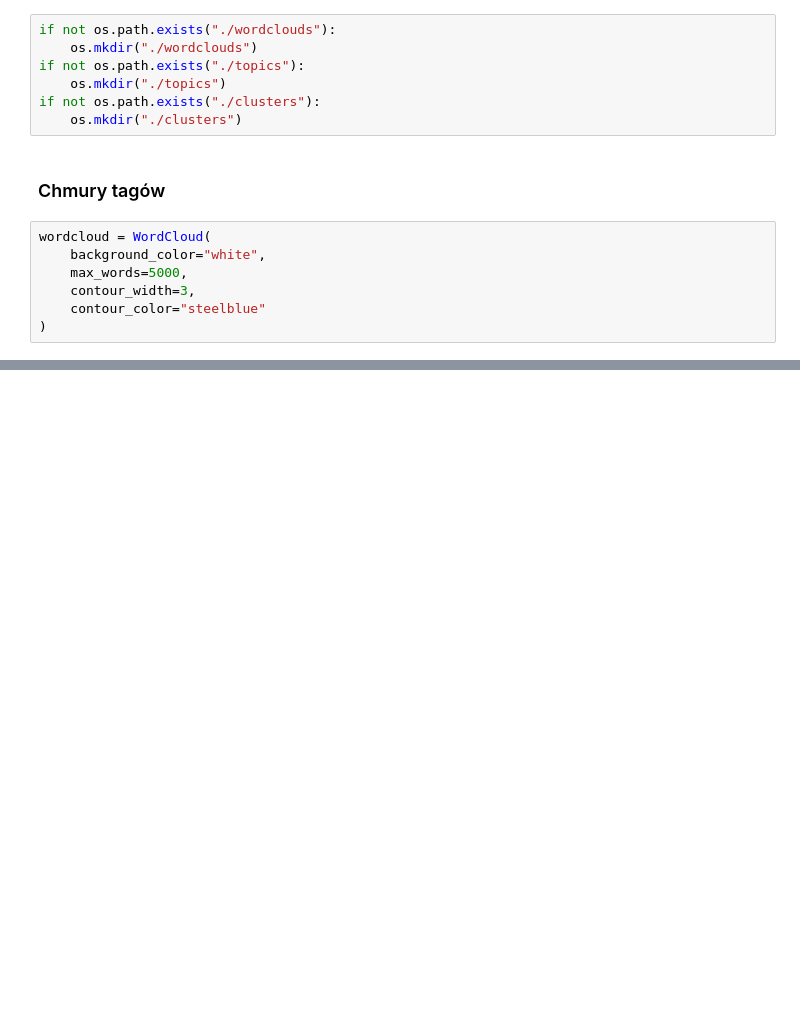
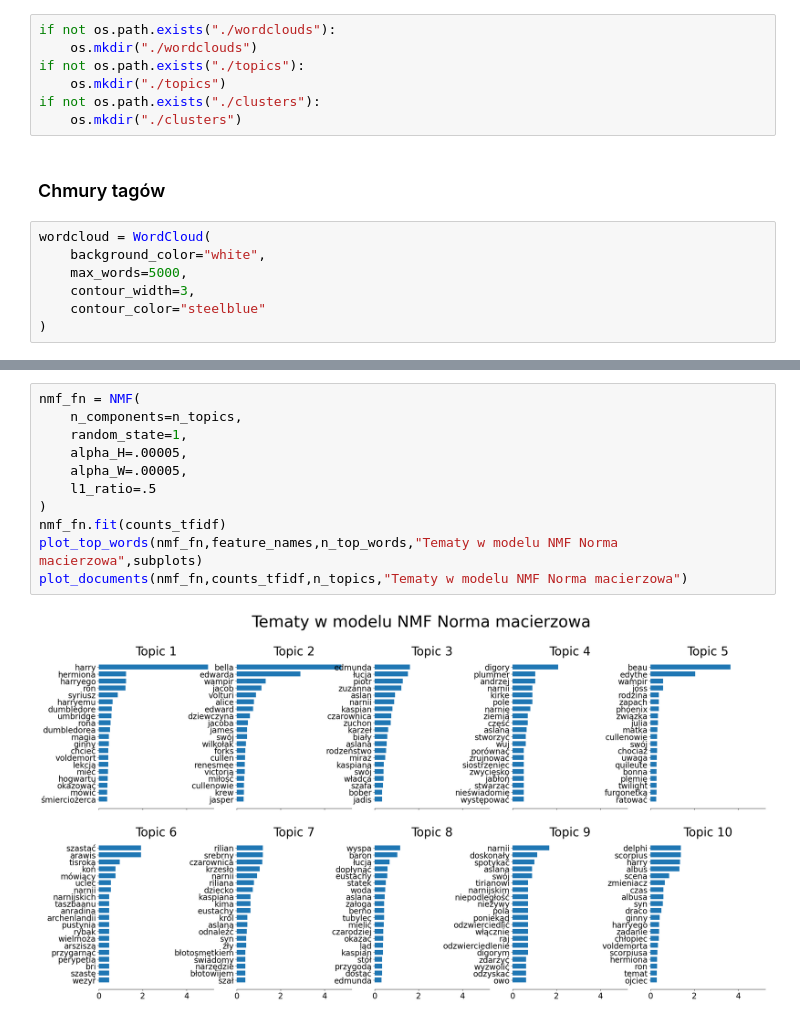
Before and after one commit to MichalSzewczykANS/Metody-Analizy-Tekstu, a Jupyter notebook: Zajęcia 20.10.2025/text_mining.ipynb, the cells around one changed output, grey strips where cells are left out. Cells and saved outputs as stored; diff of their text form; blank space fills up the shorter version.

```diff
--- a/Zajęcia 20.10.2025/text_mining.ipynb
+++ b/Zajęcia 20.10.2025/text_mining.ipynb
@@ -232,0 +289,13 @@ for index, row in docs.iterrows():
+# %%
+nmf_fn = NMF(
+    n_components=n_topics,
+    random_state=1,
+    alpha_H=.00005,
+    alpha_W=.00005,
+    l1_ratio=.5
+)
+nmf_fn.fit(counts_tfidf)
+plot_top_words(nmf_fn,feature_names,n_top_words,"Tematy w modelu NMF Norma macierzowa",subplots)
+plot_documents(nmf_fn,counts_tfidf,n_topics,"Tematy w modelu NMF Norma macierzowa")
+# %% [output]
+[figure, added]
```
Also changed, not shown: parts of 13 cells of this notebook, 4 other files.
